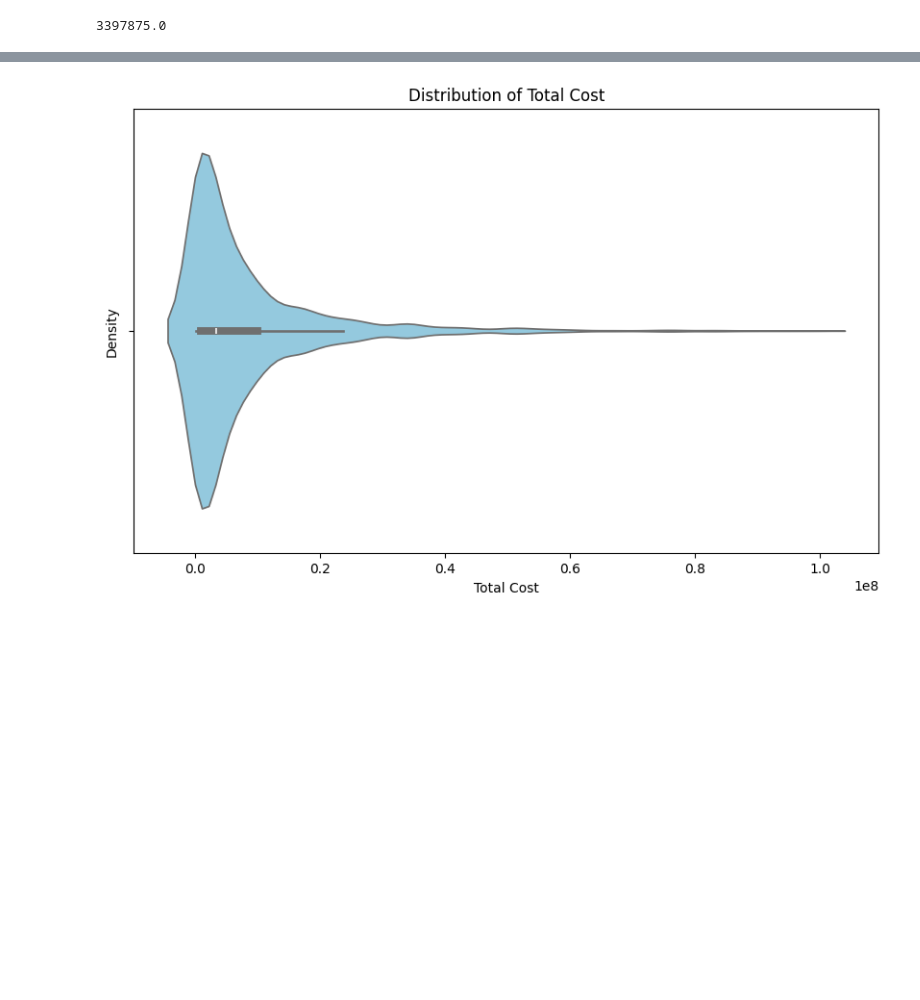
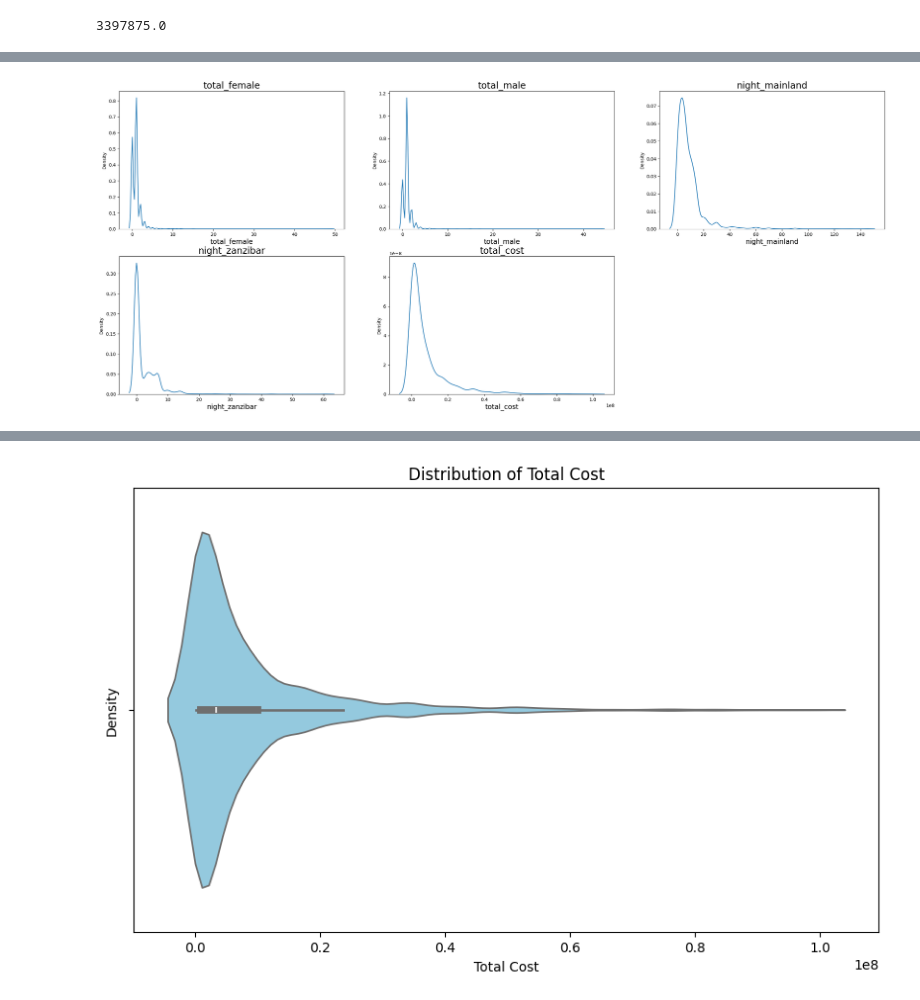
Before and after one commit to marshmoses/Tanzania_Tourism_Prediction, a Jupyter notebook: main.ipynb, the cells around one changed output, grey strips where cells are left out. Drawn from its saved outputs; the diff is of its cells as text; code cells hidden in the pictures; blank space fills up the shorter version.

```diff
--- a/main.ipynb
+++ b/main.ipynb
@@ -293,0 +247,12 @@ for var in numerical_vars:
+# %%
+
+#Univariate Data Analysis (Kernel Density Estimate) for the numerical variables in the Train dataset
+num_var=Train.select_dtypes(include=['int64', 'float64']).columns
+fig=plt.figure(figsize=(30, 25))
+for i in range(len(num_var)):
+    ax=fig.add_subplot(4, 3, i+1)
+    sns.kdeplot(Train[num_var[i]], ax=ax)
+    ax.set_title(num_var[i], fontsize=20)
+    plt.xlabel(num_var[i], fontsize=15)
+# %% [output]
+[figure, added]
```
Also changed, not shown: parts of 119 cells of this notebook, 2 other files.
